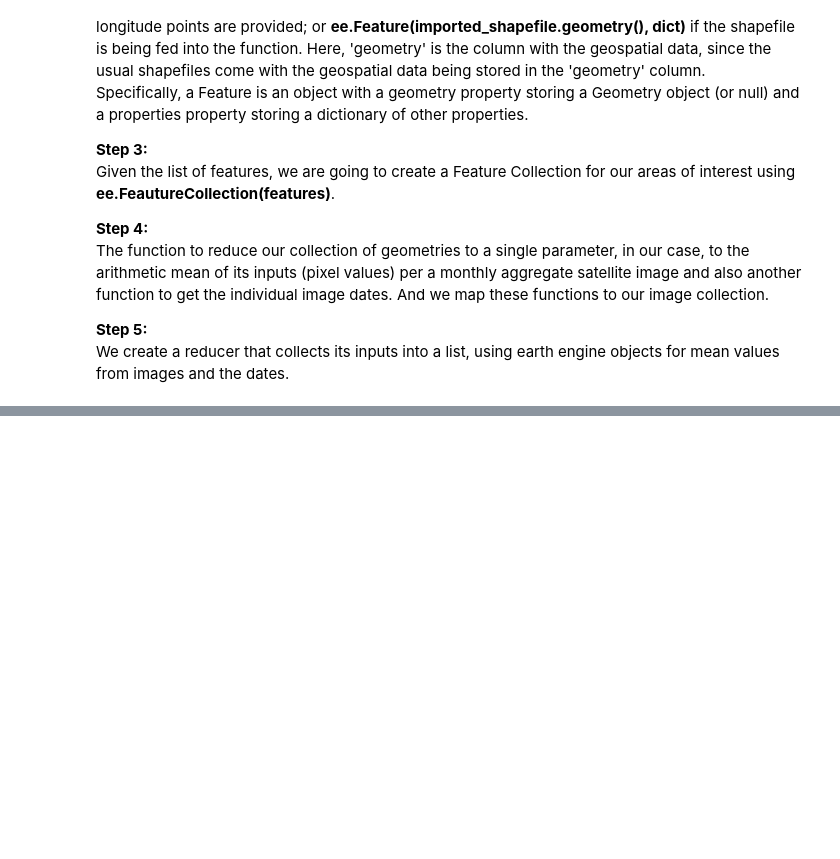
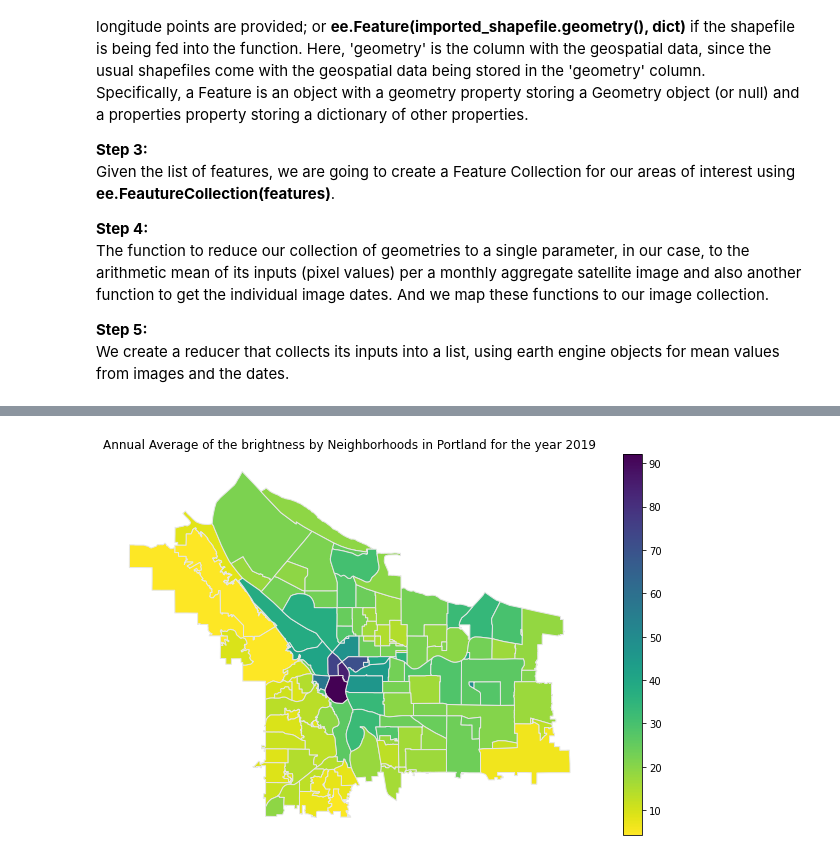
Before and after one commit to Abraham-newbie/Predicting_Crime_From_Space, a Jupyter notebook: project_sv_environment.ipynb, the cells around one changed output, grey strips where cells are left out. Cells and saved outputs as stored; diff of their text form; code cells hidden in the pictures; blank space fills up the shorter version.

```diff
--- a/project_sv_environment.ipynb
+++ b/project_sv_environment.ipynb
@@ -157,0 +257,7 @@ python -m unittest -v <'the name of the test file goes here'>
+# %%
+#maps.choropleth_by_brightness(df = brightness_annual_ave, shapefile = sliced_shapefile,
+                              #year = "2019", by = "static")
+year = "2019"
+Image(filename=f'Figures/Brightness_static{year}.png')
+# %% [output]
+[figure, added]
```
Also changed, not shown: parts of 34 cells of this notebook, 9 other files.
